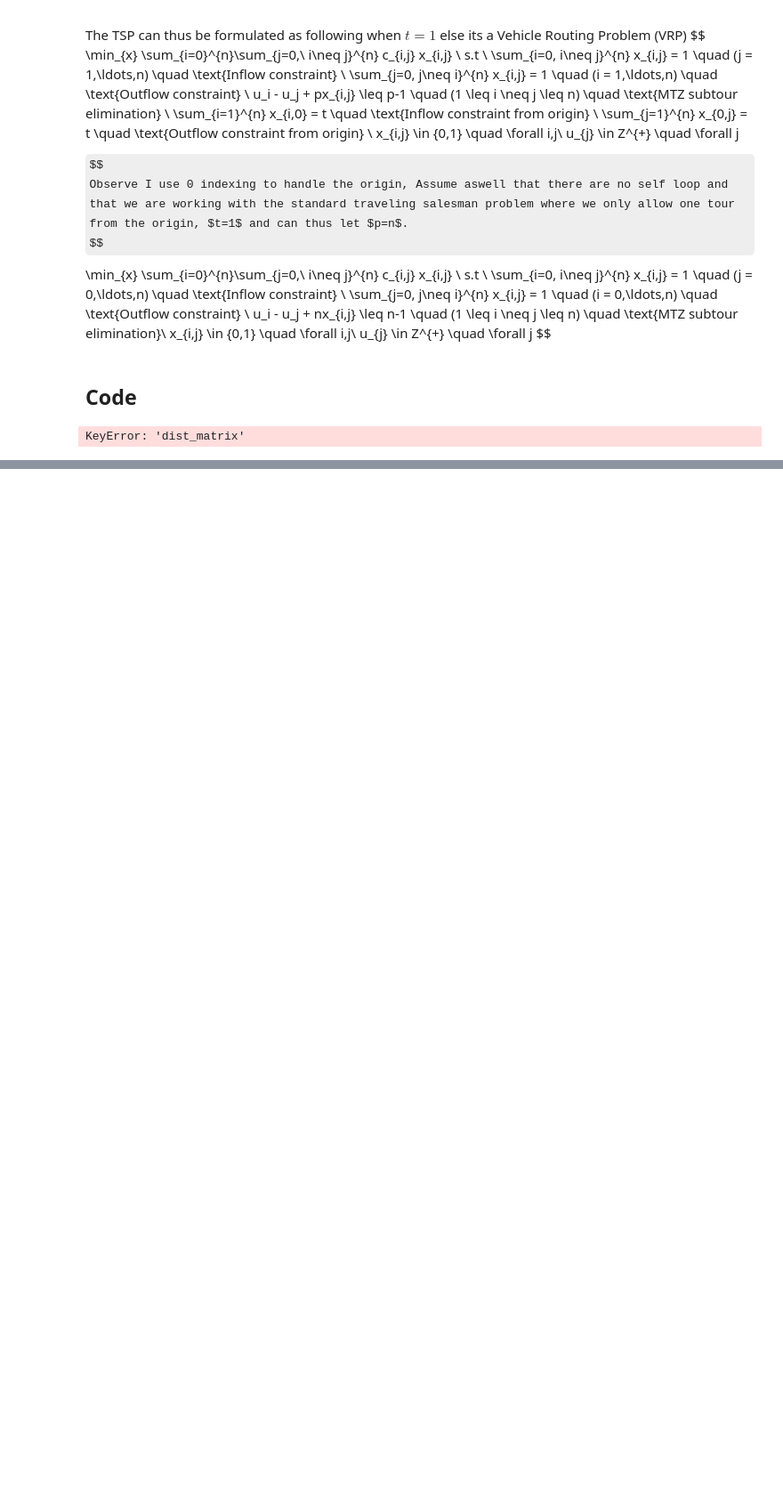
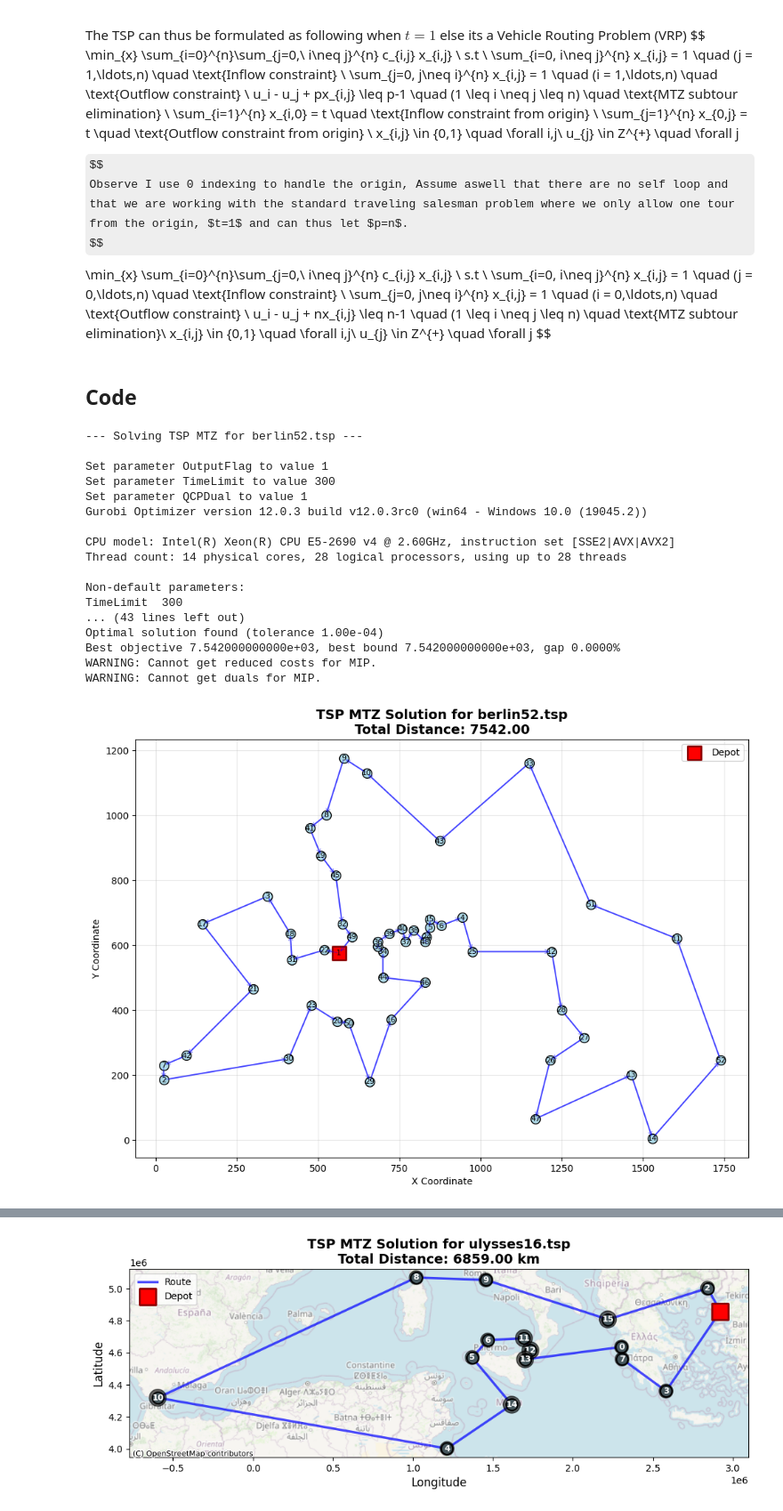
Before and after one commit to aheagel/FSF3827, a Jupyter notebook: main.ipynb, the cells around one changed output, grey strips where cells are left out. Shown at 89% size. Saved outputs shown, nothing was run; the diff lists cells and outputs as text; code cells hidden in the pictures; some formulas as TeX source; blank space fills up the shorter version.

Commit message:
Solution to 1

```diff
--- a/main.ipynb
+++ b/main.ipynb
@@ -103,33 +103,55 @@ def build_tsp_mtz(dist) -> pyo.Model: # GPT-5 GENERATED with alot of modificatio
 
     return m
 # %%
-for problem in ['berlin52.tsp', 'lin318.tsp', 'st70.tsp', 'ts225', 'ulysses16.tsp', 'ulysses22.tsp']:
-    data = parse_tsplib(f'Core/{problem}') # Data parsing
+for problem in ['berlin52.tsp', 'lin318.tsp', 'st70.tsp', 'ts225.tsp', 'ulysses16.tsp', 'ulysses22.tsp']:
+    try:
+        print(f'\n\n--- Solving TSP MTZ for {problem} ---\n')
+        data = parse_tsplib(f'Core/{problem}', build_dist=True) # Data parsing
 
-    model = build_tsp_mtz(data['dist']) # Model building
+        model = build_tsp_mtz(data['dist']) # Model building
 
-    with SolverFactory( # Model Solving
-    'gurobi', solver_io='python', manage_env=True, options=opt
-    ) as solver:
-        solver.solve(
-            model,
-            tee=True,
-            options={
-                #"Method": 1,        # Dual Simplex (avoid barrier)
-                #"Crossover": 0,     # No crossover
-                #"Presolve": 2,
-                #"MIPFocus": 1,      # Focus on finding feasible routes
-                #"Heuristics": 0.2,
-                #"Cuts": 2,
-                #"Symmetry": 2,
-                "TimeLimit": 300,
-                #"MIPGap": 0.01,
-                # "Threads": 0,     # use all cores (uncomment if you want to pin threads)
-                # "LogFile": "gurobi_cvrp.log",
-            }
-        )
+        with SolverFactory( # Model Solving
+        'gurobi_direct', solver_io='python', manage_env=True, options=opt
+        ) as solver:
+            solver.solve(
+                model,
+                tee=True,
+                options={ # GPT RECOMMENDED with modifications
+                    "TimeLimit": 300,       # Shorter time cap for testing (adjust as needed)
+                    #"MIPFocus": 1,          # Focus on finding feasible solutions quickly
+                    #"Heuristics": 0.25,     # Enable aggressive heuristics
+                    #"Presolve": 2,          # Aggressive presolve
+                    #"Cuts": 2,              # Apply strong cutting planes
+                    #"Symmetry": 2,          # Exploit symmetry aggressively
+                    #"Method": 1,            # Dual simplex — often fastest for TSP-like models
+                    #"Crossover": 0,         # Disable crossover (since we don’t need interior solution)
+                    #"Threads": 0,           # Use all available cores
+                    #"NodefileStart": 0.5,   # Start writing node files to disk after 0.5 GB RAM
+                    #"ConcurrentMIP": 2,  # Run two parallel MIP strategies
+                    #"LazyConstraints": 0,   # Disable lazy constraint mode if not used
+                }
+            )
 
-    plot_tsp_solution(model, data['coords'], title=f'TSP MTZ Solution for {problem}') # Plotting
-    print_route_summary(model, data['dist']) # Route summary
+            plot_tsp_solution(data, model, title=f'TSP MTZ Solution for {problem}', start_node=1) # Plotting
+            print_route_summary(data, model, start_node=1) # Route summary
+    except Exception as e:
+        print(f"Error occurred while processing {problem}: {e}")
 # %% [output]
-KeyError: 'dist_matrix'
+--- Solving TSP MTZ for berlin52.tsp ---
+
+Set parameter OutputFlag to value 1
+Set parameter TimeLimit to value 300
+Set parameter QCPDual to value 1
+Gurobi Optimizer version 12.0.3 build v12.0.3rc0 (win64 - Windows 10.0 (19045.2))
+
+CPU model: Intel(R) Xeon(R) CPU E5-2690 v4 @ 2.60GHz, instruction set [SSE2|AVX|AVX2]
+Thread count: 14 physical cores, 28 logical processors, using up to 28 threads
+
+Non-default parameters:
+TimeLimit  300
+... (43 lines left out)
+Optimal solution found (tolerance 1.00e-04)
+Best objective 7.542000000000e+03, best bound 7.542000000000e+03, gap 0.0000%
+WARNING: Cannot get reduced costs for MIP.
+WARNING: Cannot get duals for MIP.
+[figure, added]
@@ -135,0 +211 @@ KeyError: 'dist_matrix'
+[figure, added]
```
Also changed, not shown: parts of 1 cell of this notebook, 2 other files.
